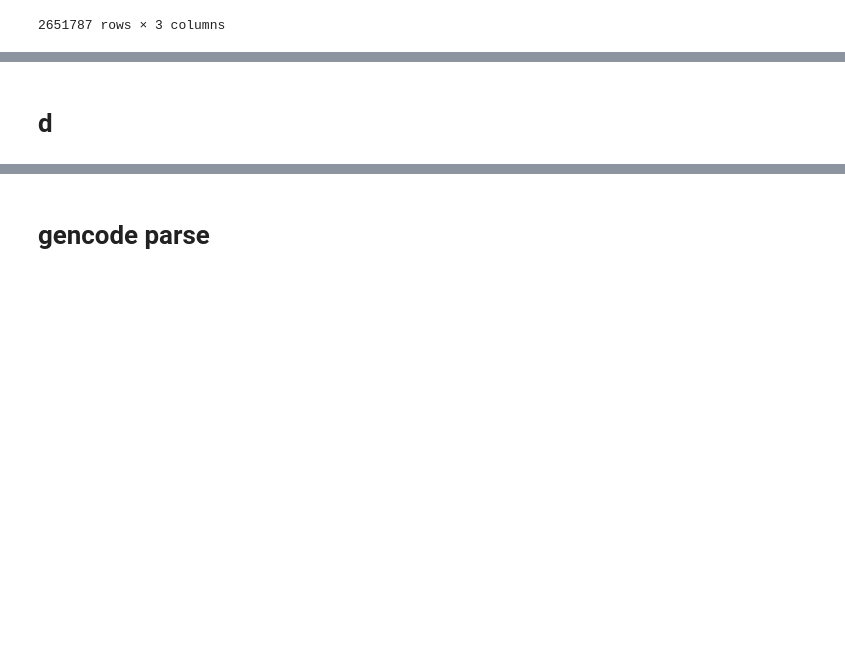
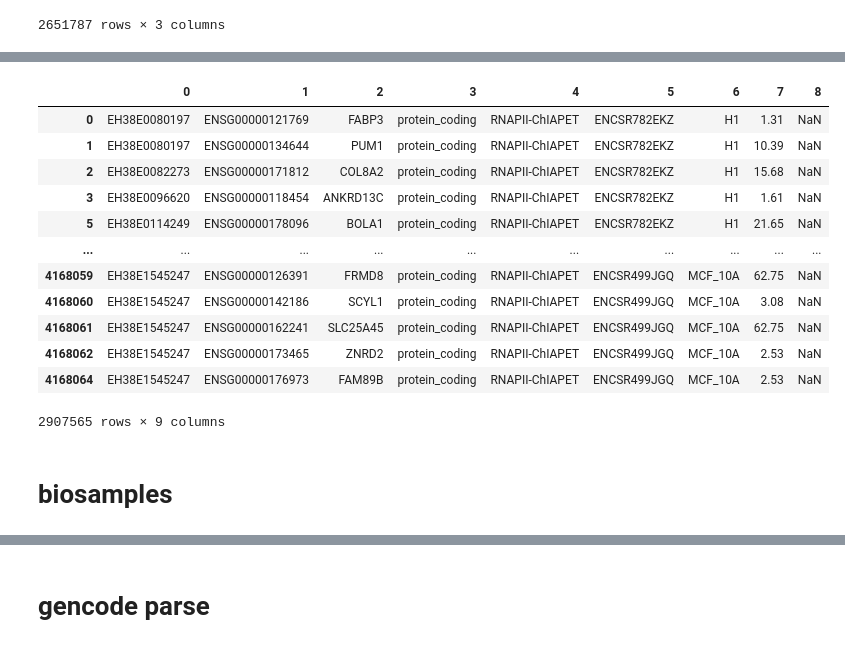
Before and after one commit to ctubbs750/cbs-db3-annotate, a Jupyter notebook: workflow/notebooks/sandbox/2025-04.ipynb, the cells around one changed output, grey strips where cells are left out. Saved outputs shown, nothing was run; the diff lists cells and outputs as text; code cells hidden in the pictures; blank space fills up the shorter version.

Commit message:
biosample map table and gencode

```diff
--- a/workflow/notebooks/sandbox/2025-04.ipynb
+++ b/workflow/notebooks/sandbox/2025-04.ipynb
@@ -309,0 +355,14 @@ nearest_gene
+# %%
+GENE_TARGETS = "/panfs/accrepfs.vampire/data/ruderferlab/projects/ctcf/resources/data/encode/screen/v4/V4-hg38.Gene-Links.3D-Chromatin.txt.gz"
+# %%
+# Read gene targets
+gene_targets = pd.read_csv(
+    GENE_TARGETS,
+    sep="\t",
+    header=None,
+    # usecols=[0, 1, 2, 3],
+    # names=["ccre_accession", "gene_id", "tx_id", "gene_name"],
+    # dtype={"ccre_accession": str, "gene_id": str, "tx_id": str, "gene_name": str},
+    engine="c",
+    compression="gzip",
+)
@@ -309,0 +378,3 @@ nearest_gene
+# %%
+# Subet to protein coding
+gene_targets = gene_targets[gene_targets[3] == "protein_coding"]
@@ -310,2 +399,18 @@ nearest_gene
+# %%
+gene_targets
+# %% [output]
+|  | 0 | 1 | 2 | 3 | 4 | 5 | 6 | 7 | 8 |
+| 0 | EH38E0080197 | ENSG00000121769 | FABP3 | protein_coding | RNAPII-ChIAPET | ENCSR782EKZ | H1 | 1.31 | NaN |
+| 1 | EH38E0080197 | ENSG00000134644 | PUM1 | protein_coding | RNAPII-ChIAPET | ENCSR782EKZ | H1 | 10.39 | NaN |
+| 2 | EH38E0082273 | ENSG00000171812 | COL8A2 | protein_coding | RNAPII-ChIAPET | ENCSR782EKZ | H1 | 15.68 | NaN |
+| 3 | EH38E0096620 | ENSG00000118454 | ANKRD13C | protein_coding | RNAPII-ChIAPET | ENCSR782EKZ | H1 | 1.61 | NaN |
+| 5 | EH38E0114249 | ENSG00000178096 | BOLA1 | protein_coding | RNAPII-ChIAPET | ENCSR782EKZ | H1 | 21.65 | NaN |
+| ... | ... | ... | ... | ... | ... | ... | ... | ... | ... |
+| 4168059 | EH38E1545247 | ENSG00000126391 | FRMD8 | protein_coding | RNAPII-ChIAPET | ENCSR499JGQ | MCF_10A | 62.75 | NaN |
+| 4168060 | EH38E1545247 | ENSG00000142186 | SCYL1 | protein_coding | RNAPII-ChIAPET | ENCSR499JGQ | MCF_10A | 3.08 | NaN |
+| 4168061 | EH38E1545247 | ENSG00000162241 | SLC25A45 | protein_coding | RNAPII-ChIAPET | ENCSR499JGQ | MCF_10A | 62.75 | NaN |
+| 4168062 | EH38E1545247 | ENSG00000173465 | ZNRD2 | protein_coding | RNAPII-ChIAPET | ENCSR499JGQ | MCF_10A | 2.53 | NaN |
+| 4168064 | EH38E1545247 | ENSG00000176973 | FAM89B | protein_coding | RNAPII-ChIAPET | ENCSR499JGQ | MCF_10A | 2.53 | NaN |
+2907565 rows × 9 columns
 # %% [markdown]
-# d
+# biosamples
```
Also changed, not shown: parts of 13 cells of this notebook, 12 other files.
